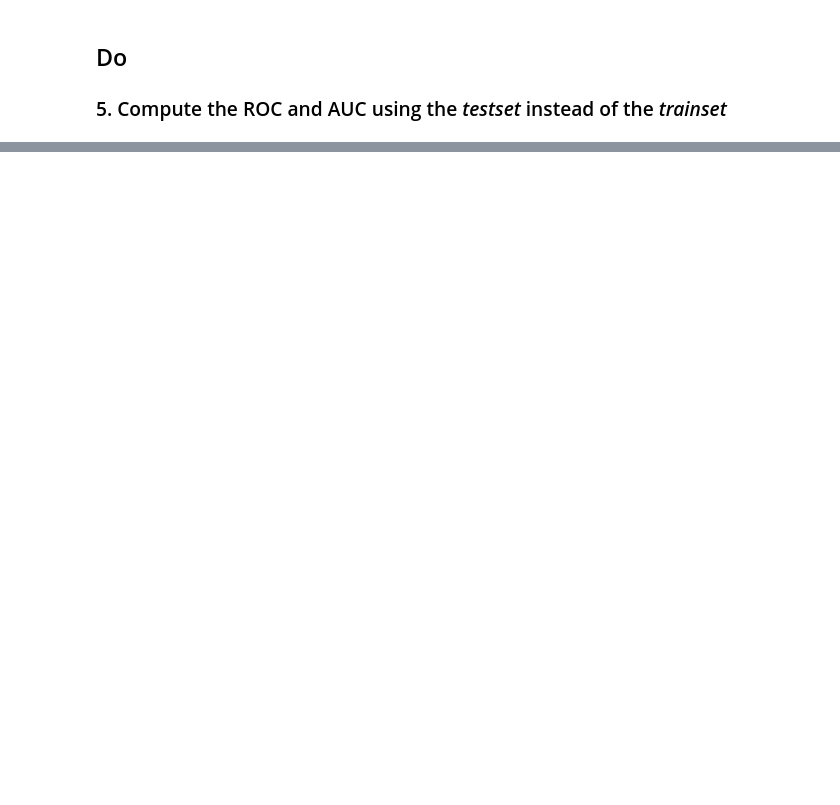
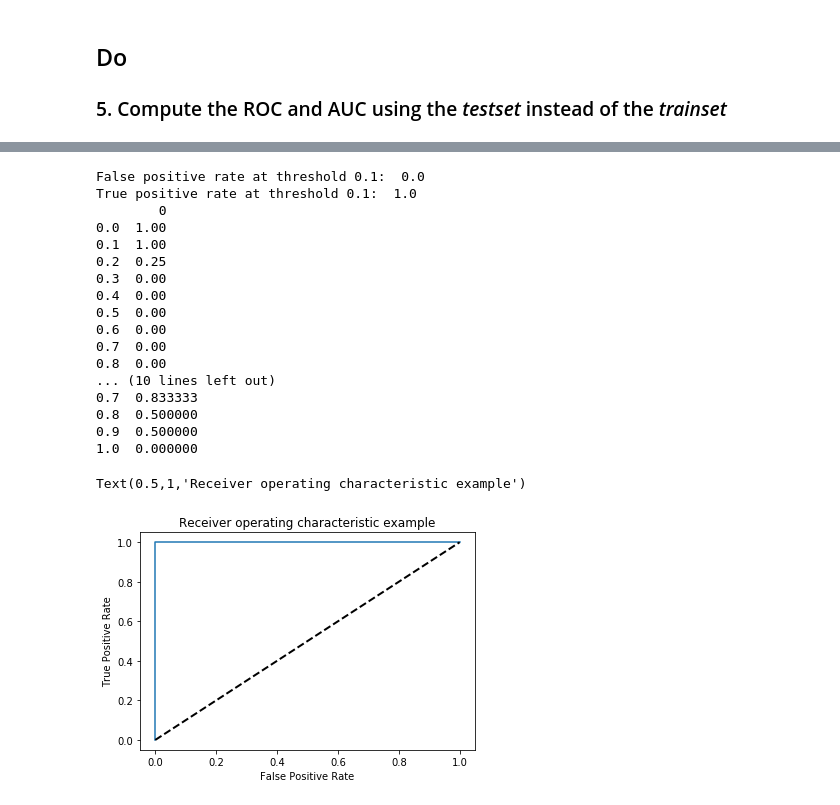
Before and after one commit to schwaaweb/aimlds1_07-TheMachineLearningFramework, a Jupyter notebook: T07_CC--DJ--AUC_Coding_Challenge.ipynb, the cells around one changed output, grey strips where cells are left out. Saved outputs shown, nothing was run; the diff lists cells and outputs as text; code cells hidden in the pictures; blank space fills up the shorter version.

Commit message:
I have gone through all the steps of the coding challenge but I don't understand it yet. Now I'll read some of the supporting material to see if I can figure it out.

```diff
--- a/T07_CC--DJ--AUC_Coding_Challenge.ipynb
+++ b/T07_CC--DJ--AUC_Coding_Challenge.ipynb
@@ -134,0 +266,12 @@ plt.plot(fpr,tpr);
+# %%
+# Compute and plot
+
+# The probabilities computed by Logistic Regression:
+# The columns correspond with class 0 or 1
+proba = regr.predict_proba(test_x)
+print(proba)
+
+# The decision function computed by Logistic Regression - this is simply
+# \sum w_i x_i + b, before the logit function has been applied
+dec = regr.decision_function(test_x)
+print(dec)
@@ -134,0 +291,10 @@ plt.plot(fpr,tpr);
+# %%
+thresholds = np.linspace(0.0,1.0,11)
+predictions = pd.DataFrame()
+
+for decision_threshold in thresholds:
+    decision_threshold = np.round(decision_threshold,2)
+    true_false_array = (proba[::,1:2:] > decision_threshold).T[0]
+    predictions[str(decision_threshold)] = true_false_array.astype(int)
+
+print(predictions)
@@ -134,0 +313,43 @@ plt.plot(fpr,tpr);
+# %%
+false_positives = np.sum(predictions['0.1']-test_y.values>1)
+true_positives = np.sum(predictions['0.1']+test_y.values==2)
+print('False positive rate at threshold 0.1: ',false_positives/np.sum(test_y==0))
+print('True positive rate at threshold 0.1: ',true_positives/np.sum(test_y==1))
+
+# Now automate the base case across the set of all decision thresholds
+fp = pd.DataFrame()
+tp = pd.DataFrame()
+for threshold in predictions.columns:
+    fp[threshold] = [np.sum(predictions[threshold]-test_y.values==1)/np.sum(test_y==0)]
+    tp[threshold] = [np.sum(predictions[threshold]+test_y.values==2)/np.sum(test_y==1)]
+
+# The false positives and true positive rated, based on the sliding decision threshold
+print(fp.T)
+print(tp.T)
+
+import matplotlib.pyplot as plt
+plt.plot(fp.T,tp.T);
+plt.plot([0, 1], [0, 1], 'k--', lw=2)
+plt.xlabel('False Positive Rate')
+plt.ylabel('True Positive Rate')
+plt.title('Receiver operating characteristic example')
+# %% [output]
+False positive rate at threshold 0.1:  0.0
+True positive rate at threshold 0.1:  1.0
+        0
+0.0  1.00
+0.1  1.00
+0.2  0.25
+0.3  0.00
+0.4  0.00
+0.5  0.00
+0.6  0.00
+0.7  0.00
+0.8  0.00
+... (10 lines left out)
+0.7  0.833333
+0.8  0.500000
+0.9  0.500000
+1.0  0.000000
+Text(0.5,1,'Receiver operating characteristic example')
+[figure, added]
```
Also changed, not shown: parts of 12 cells of this notebook, 1 other file.
